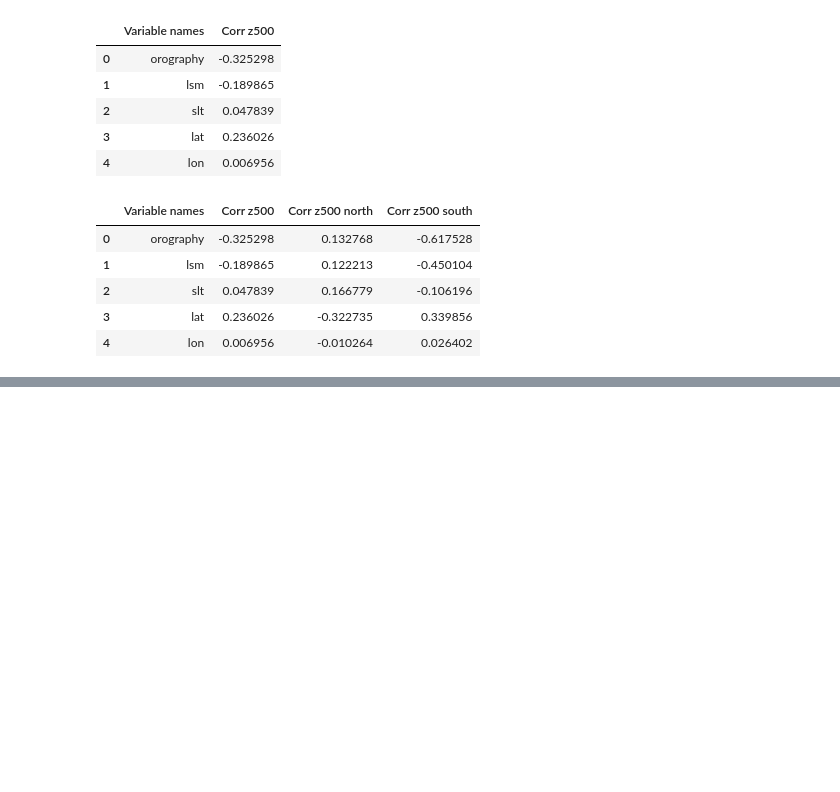
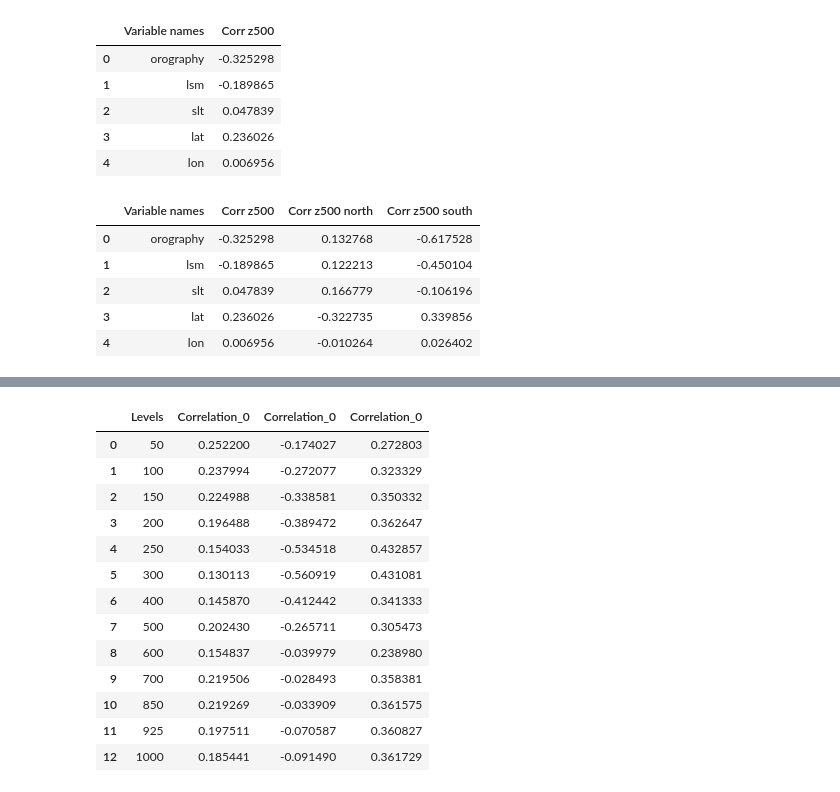
Before and after one commit to mc4117/ResNet_Weather, a Jupyter notebook: Data_exploration/correlation_restr.ipynb, the cells around one changed output, grey strips where cells are left out. Saved outputs shown, nothing was run; the diff lists cells and outputs as text; code cells hidden in the pictures; blank space fills up the shorter version.

```diff
--- a/Data_exploration/correlation_restr.ipynb
+++ b/Data_exploration/correlation_restr.ipynb
@@ -204,0 +244,22 @@ df.style.applymap(color_negative_red, subset=['Corr z500', 'Corr z500 north', 'C
+# %%
+level_geo_0, corr_geo_0, df_geo_0 = correlation_table(geo_500.z, pot_vort.pv, 0)
+level_geo_north, corr_geo_north, df_geo_north = correlation_table(geo_500_north.z, pot_vort.pv, 0)
+level_geo_south, corr_geo_south, df_geo_south = correlation_table(geo_500_south.z, pot_vort.pv, 0)
+# %%
+df = pd.concat([df_geo_0, df_geo_north.drop('Levels', axis = 1), df_geo_south.drop('Levels', axis =1)], axis =1)
+df
+# %% [output]
+|  | Levels | Correlation_0 | Correlation_0 | Correlation_0 |
+| 0 | 50 | 0.252200 | -0.174027 | 0.272803 |
+| 1 | 100 | 0.237994 | -0.272077 | 0.323329 |
+| 2 | 150 | 0.224988 | -0.338581 | 0.350332 |
+| 3 | 200 | 0.196488 | -0.389472 | 0.362647 |
+| 4 | 250 | 0.154033 | -0.534518 | 0.432857 |
+| 5 | 300 | 0.130113 | -0.560919 | 0.431081 |
+| 6 | 400 | 0.145870 | -0.412442 | 0.341333 |
+| 7 | 500 | 0.202430 | -0.265711 | 0.305473 |
+| 8 | 600 | 0.154837 | -0.039979 | 0.238980 |
+| 9 | 700 | 0.219506 | -0.028493 | 0.358381 |
+| 10 | 850 | 0.219269 | -0.033909 | 0.361575 |
+| 11 | 925 | 0.197511 | -0.070587 | 0.360827 |
+| 12 | 1000 | 0.185441 | -0.091490 | 0.361729 |
```
Also changed, not shown: parts of 5 cells of this notebook, 35 other files.
